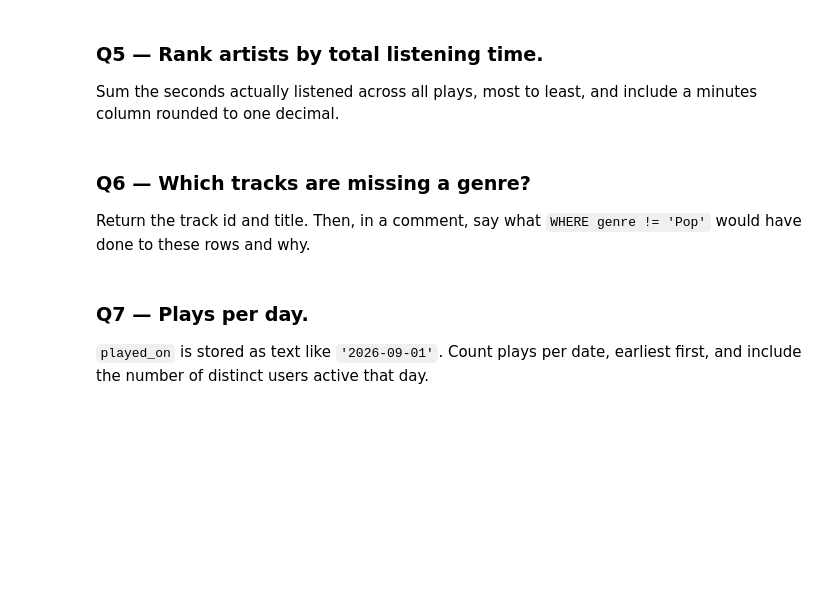
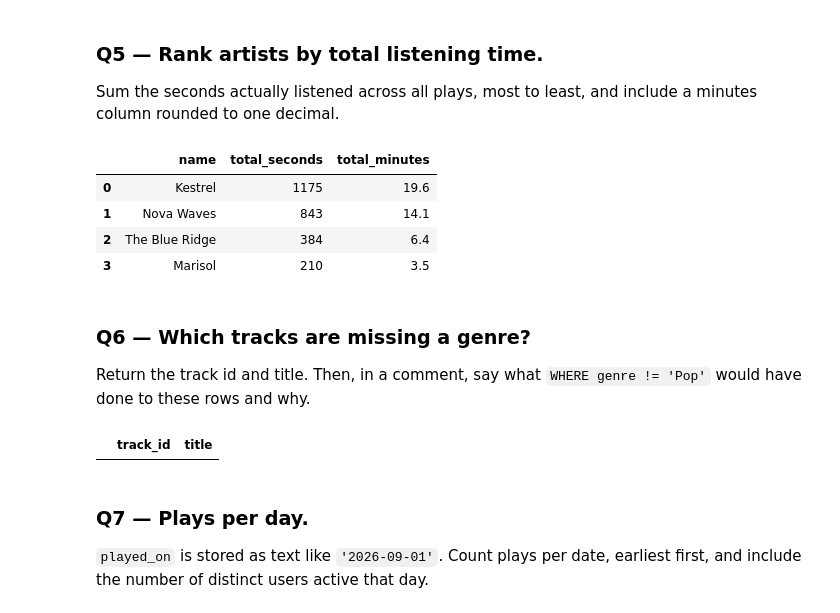
Before and after one commit to ishanallasanagala/ds2002-fa26, a Jupyter notebook: notebooks/02-sql-databases/2026-09-11 — SQL Challenge Set — Lab.ipynb, the cells around one changed output. Saved outputs shown, nothing was run; the diff lists cells and outputs as text; code cells hidden in the pictures; blank space fills up the shorter version.

```diff
--- a/notebooks/02-sql-databases/2026-09-11 — SQL Challenge Set — Lab.ipynb
+++ b/notebooks/02-sql-databases/2026-09-11 — SQL Challenge Set — Lab.ipynb
@@ -81,3 +127,22 @@ q('''
+# %%
+# Joined plays to tracks and artists to calculate total seconds and minutes streamed per artist
+q5 = q('''
+SELECT artists.name,
+       SUM(tracks.seconds) AS total_seconds,
+       ROUND(SUM(tracks.seconds) / 60.0, 1) AS total_minutes
+FROM plays
+JOIN tracks ON plays.track_id = tracks.track_id
+JOIN artists ON tracks.artist_id = artists.artist_id
+GROUP BY artists.name
+ORDER BY total_seconds DESC
+''')
+q5
+# %% [output]
+|  | name | total_seconds | total_minutes |
+| 0 | Kestrel | 1175 | 19.6 |
+| 1 | Nova Waves | 843 | 14.1 |
+| 2 | The Blue Ridge | 384 | 6.4 |
+| 3 | Marisol | 210 | 3.5 |
 # %% [markdown]
 ### Q6 — Which tracks are missing a genre?
 
@@ -89,3 +150,15 @@ q('''
+# %%
+# In SQL, NULL represents an unknown value rather than empty text.
+# Using WHERE genre != 'Pop' would evaluate to including the tracks with a genre other than 'Pop' instead of just the tracks that are missing a genre'
+#In this scenario, it would also discard the row with the actual Genre being missing and equal to Null because the Boolean value would come to unknown
+q6 =q('''
+SELECT track_id, title
+FROM tracks
+WHERE genre = NULL
+''')
+q6
+# %% [output]
+|  | track_id | title |
 # %% [markdown]
 ### Q7 — Plays per day.
 
```
Also changed, not shown: parts of 17 cells of this notebook.
